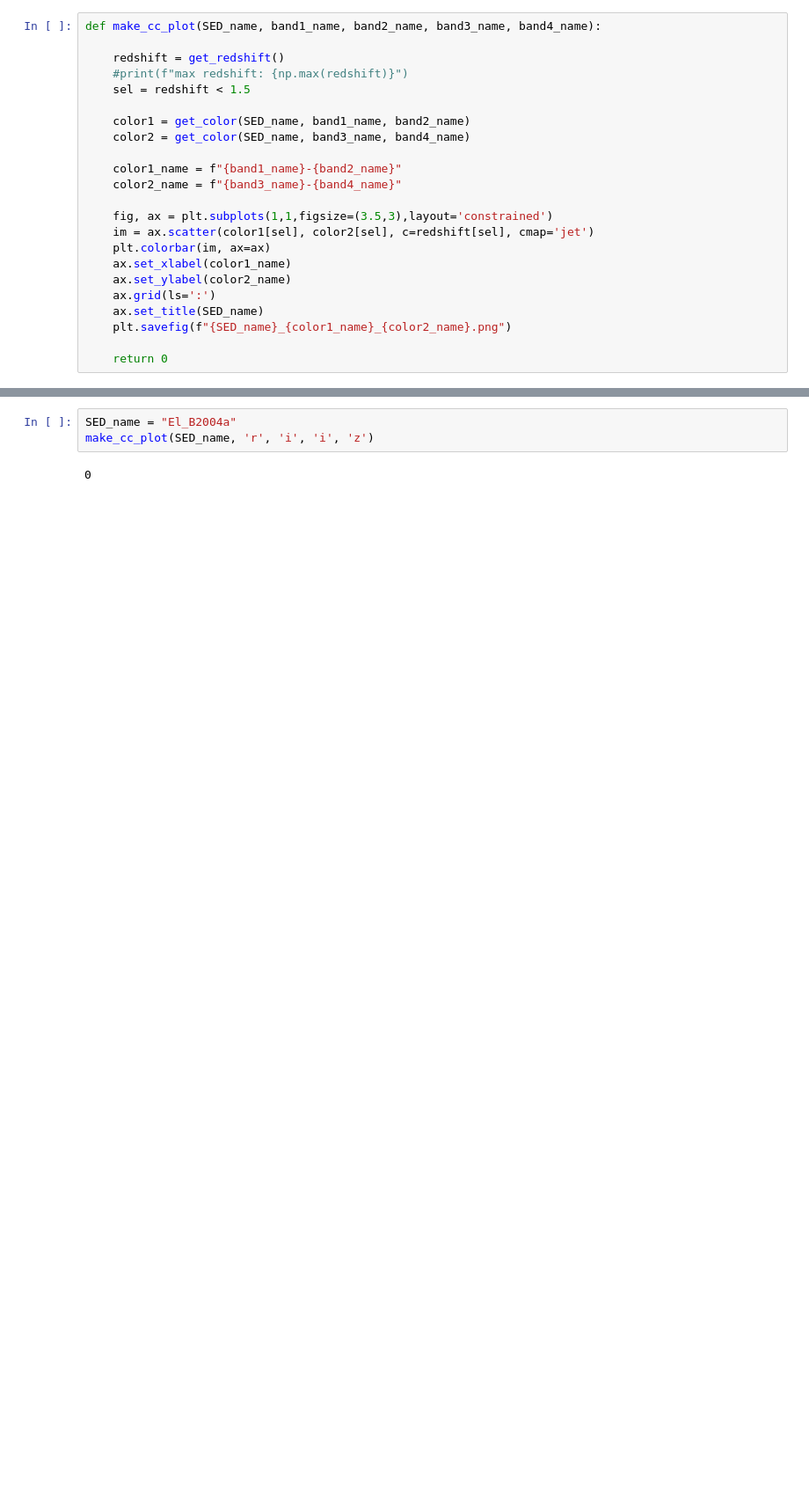
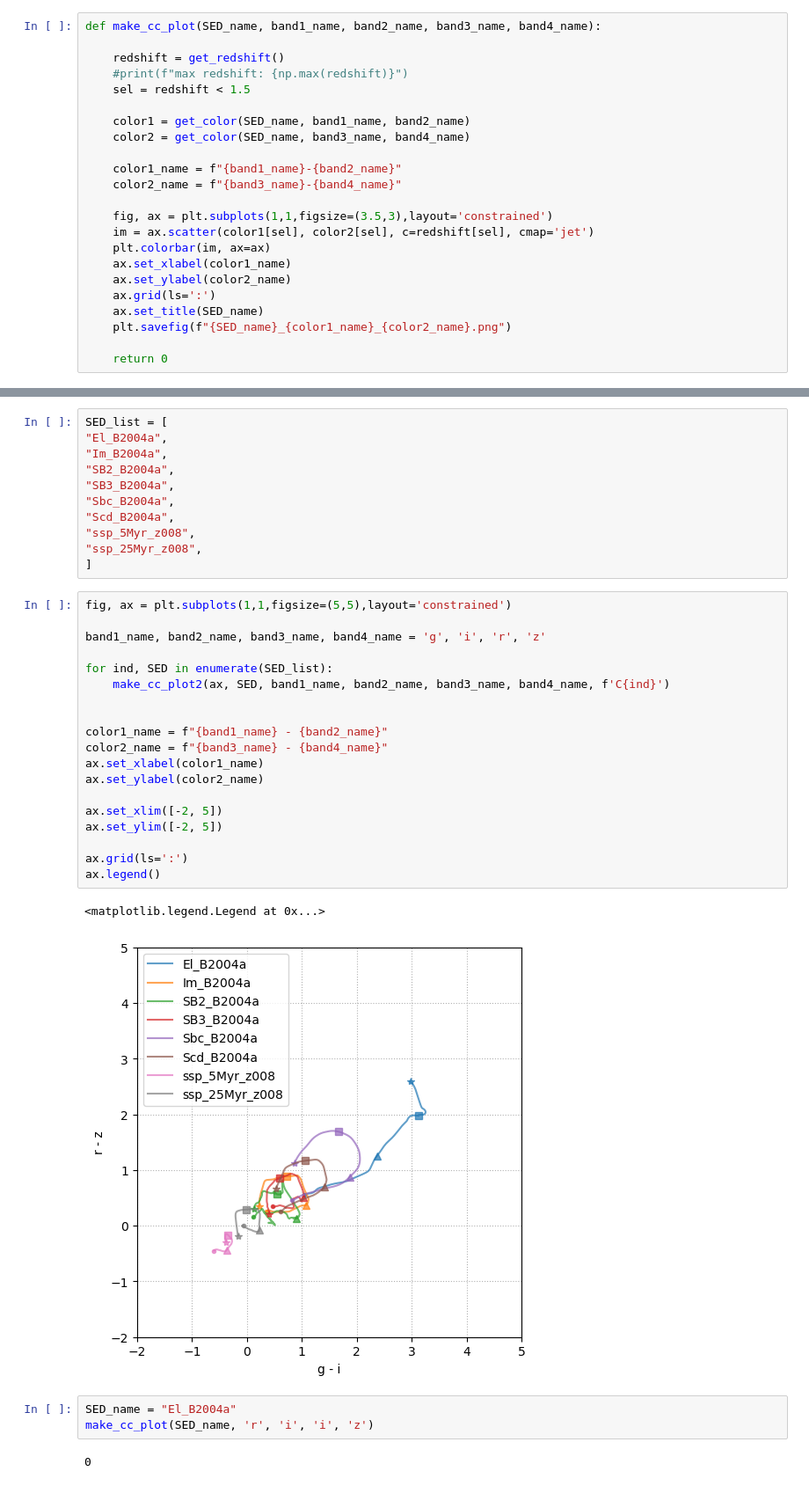
Before and after one commit to Alex-Broughton/dp2-clusters-shear-mapping, a Jupyter notebook: notebooks/color.ipynb, the cells around one changed output, grey strips where cells are left out. Shown at 88% size. Saved outputs shown, nothing was run; the diff lists cells and outputs as text; blank space fills up the shorter version.

```diff
--- a/notebooks/color.ipynb
+++ b/notebooks/color.ipynb
@@ -80,3 +106,36 @@ def make_cc_plot(SED_name, band1_name, band2_name, band3_name, band4_name):
+# %%
+SED_list = [
+"El_B2004a",
+"Im_B2004a",
+"SB2_B2004a",
+"SB3_B2004a",
+"Sbc_B2004a",
+"Scd_B2004a",
+"ssp_5Myr_z008",
+"ssp_25Myr_z008",
+]
+# %%
+fig, ax = plt.subplots(1,1,figsize=(5,5),layout='constrained')
+
+band1_name, band2_name, band3_name, band4_name = 'g', 'i', 'r', 'z'
+
+for ind, SED in enumerate(SED_list):
+    make_cc_plot2(ax, SED, band1_name, band2_name, band3_name, band4_name, f'C{ind}')
+
+
+color1_name = f"{band1_name} - {band2_name}"
+color2_name = f"{band3_name} - {band4_name}"
+ax.set_xlabel(color1_name)
+ax.set_ylabel(color2_name)
+
+ax.set_xlim([-2, 5])
+ax.set_ylim([-2, 5])
+
+ax.grid(ls=':')
+ax.legend()
+# %% [output]
+<matplotlib.legend.Legend at 0x...>
+[figure, added]
 # %%
 SED_name = "El_B2004a"
 make_cc_plot(SED_name, 'r', 'i', 'i', 'z')
```
Also changed, not shown: parts of 1 cell of this notebook.
